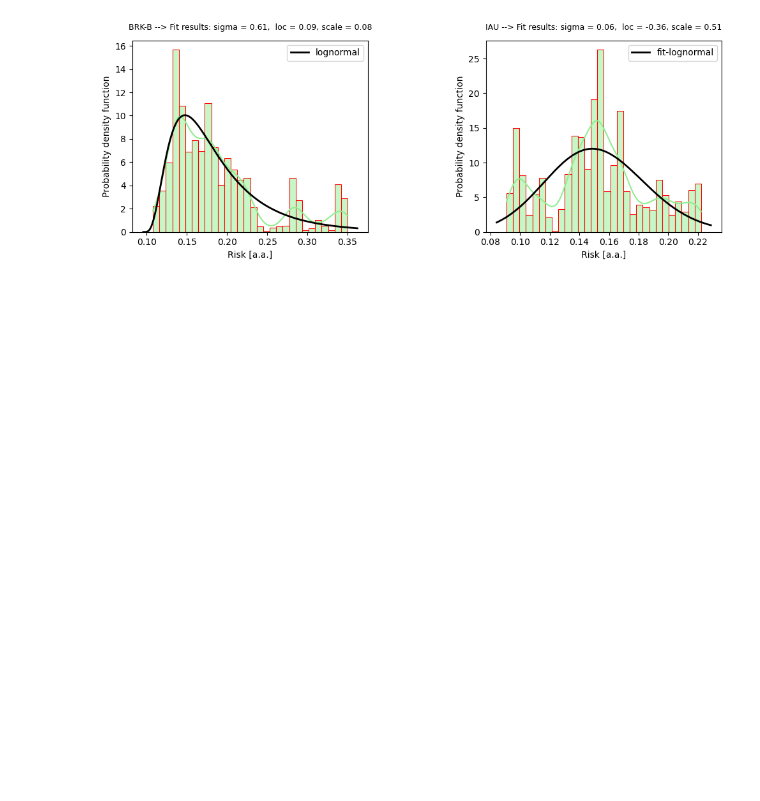
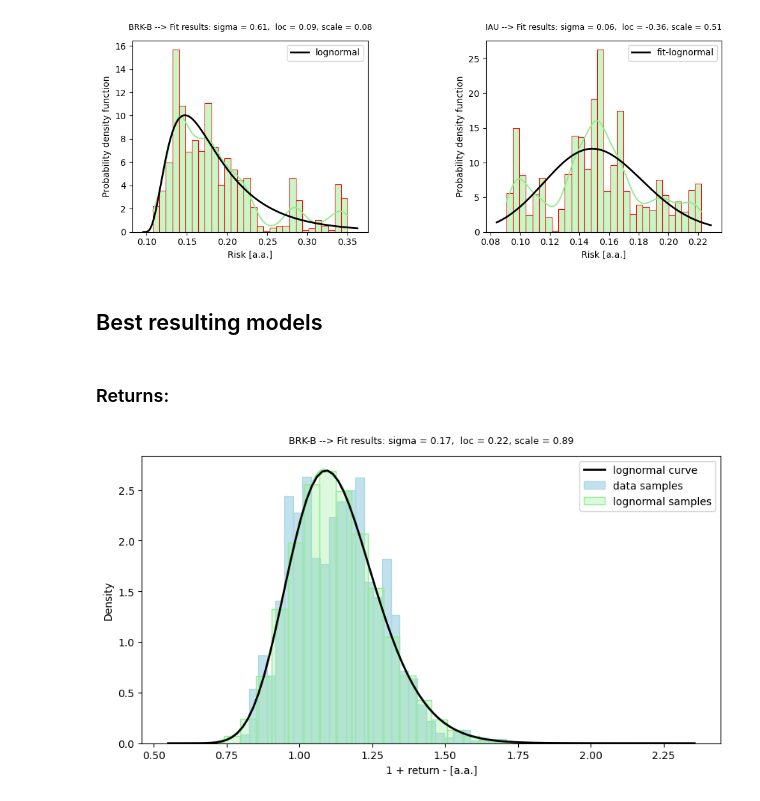
Before and after one commit to UlissesMorais/N-assets-allocation-simulation-model, a Jupyter notebook: historical-returns.ipynb, the cells around one changed output. Saved outputs shown, nothing was run; the diff lists cells and outputs as text; code cells hidden in the pictures; blank space fills up the shorter version.

Commit message:
Implementating best parameters for  lognormal model

```diff
--- a/historical-returns.ipynb
+++ b/historical-returns.ipynb
@@ -328,3 +328,34 @@ fig.subplots_adjust(wspace=0.5)
 plt.show()
 # %% [output]
 [figure]
+# %% [markdown]
+## Best resulting models
+# %% [markdown]
+### Returns:
+# %%
+# Find the best parameters when fitting the model to the data
+data = returns_yoy[tickers[0]] + 1.0
+sigma, loc, scale = lognorm.fit(data)
+
+# Generate samples based on the parameters find previously
+num_samples = 100_000
+samples = lognorm.rvs(sigma, loc=loc, scale=scale, size=num_samples)
+
+# Plot the histogram of the generated samples
+plt.figure(figsize=(10,5))
+sns.histplot(data, bins=30, stat="density", color='lightblue', edgecolor='lightblue', label="data samples")
+sns.histplot(samples, bins=30, stat="density", kde=True, color='lightgreen', edgecolor='lightgreen', alpha=0.3, label="lognormal samples")
+
+# Plot the PDF of the lognormal distribution for comparison
+xmin, xmax = plt.xlim()
+x = np.linspace(xmin, xmax, 100)
+pdf = lognorm.pdf(x, sigma, loc= loc, scale= scale)
+
+plt.plot(x, pdf, 'k', linewidth=2, label="lognormal curve")
+plt.title(f"{tickers[0]} --> Fit results: sigma = %.2f,  loc = %.2f, scale = %.2f" % (sigma, loc, scale))
+plt.ylabel("Density")
+plt.xlabel("1 + return - [a.a.]")
+plt.legend()
+plt.show()
+# %% [output]
+[figure, added]
```
